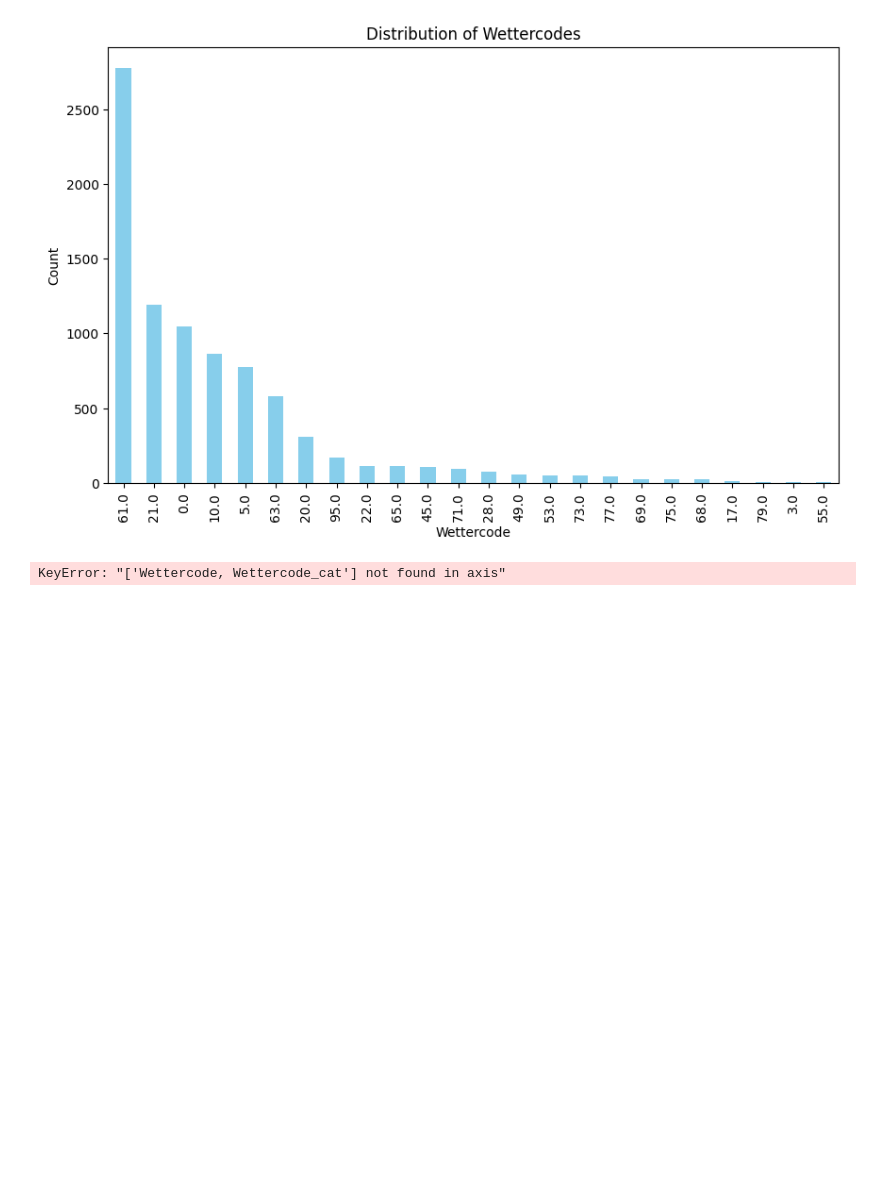
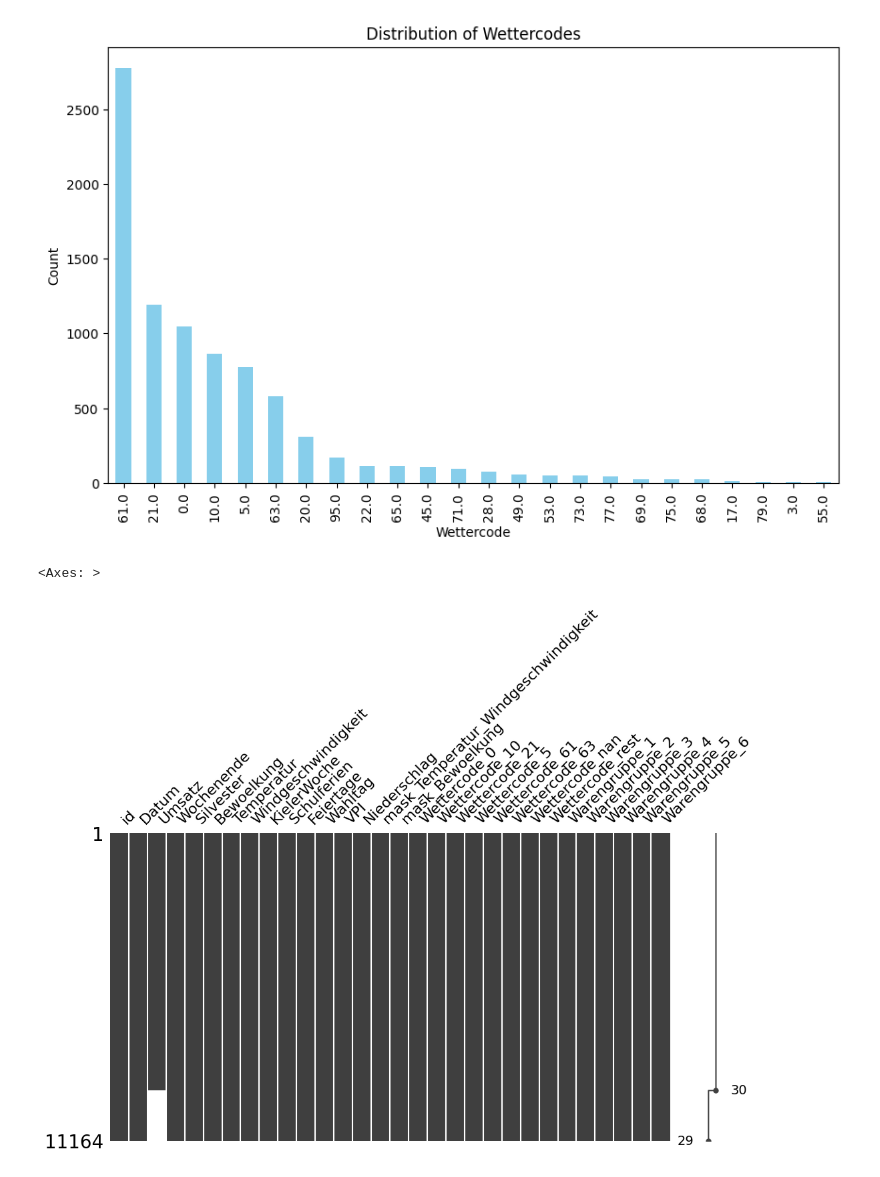
Before and after one commit to antonroefer/bakery-sales-prediction-group-3, a Jupyter notebook: 2_BaselineModel/missing_values.ipynb, the cells around one changed output. Saved outputs shown, nothing was run; the diff lists cells and outputs as text; code cells hidden in the pictures; blank space fills up the shorter version.

Commit message:
added One Hot encoded Warengruppe to data_after_imputation.csv

```diff
--- a/2_BaselineModel/missing_values.ipynb
+++ b/2_BaselineModel/missing_values.ipynb
@@ -84,23 +84,33 @@ plt.show()
 # %%
 weathercode_map = {
     61: 'Wettercode_61',
     21: 'Wettercode_21',
     0: 'Wettercode_0',
     10: 'Wettercode_10',
     5: 'Wettercode_5',
     63: 'Wettercode_63'
 }
 
 def map_weathercode(val):
     if pd.isna(val):
         return 'Wettercode_nan'
     return weathercode_map.get(val, 'Wettercode_rest')
 
 imputed_df['Wettercode_cat'] = imputed_df['Wettercode'].apply(map_weathercode)
 weathercode_dummies = pd.get_dummies(imputed_df['Wettercode_cat']).astype(int)
 imputed_df = pd.concat([imputed_df, weathercode_dummies], axis=1)
-imputed_df = imputed_df.drop(columns=['Wettercode', 'Wettercode_cat'])
+
+cols_first = ["id", "Datum", "Warengruppe"]
+other_cols = [col for col in imputed_df.columns if col not in cols_first]
+imputed_df = imputed_df[cols_first + other_cols]
+
+# One-hot encode 'Warengruppe' and add to imputed_df
+warengruppe_dummies = pd.get_dummies(imputed_df['Warengruppe'], prefix="Warengruppe", drop_first=False, dtype=int)
+imputed_df = pd.concat([imputed_df, warengruppe_dummies], axis=1)
+
+imputed_df = imputed_df.drop(columns=["Warengruppe", "Wettercode", "Wettercode_cat"])
 
 msno.matrix(imputed_df, figsize=(12, 6), sparkline=True)
 # %% [output]
-KeyError: "['Wettercode, Wettercode_cat'] not found in axis"
+<Axes: >
+[figure, added]
```
Also changed, not shown: parts of 2 cells of this notebook, 1 other file.
